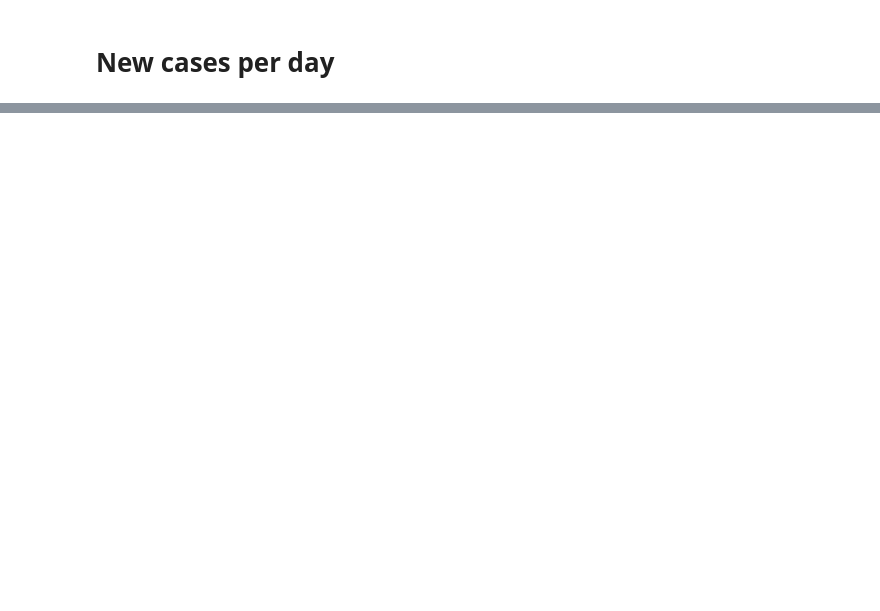
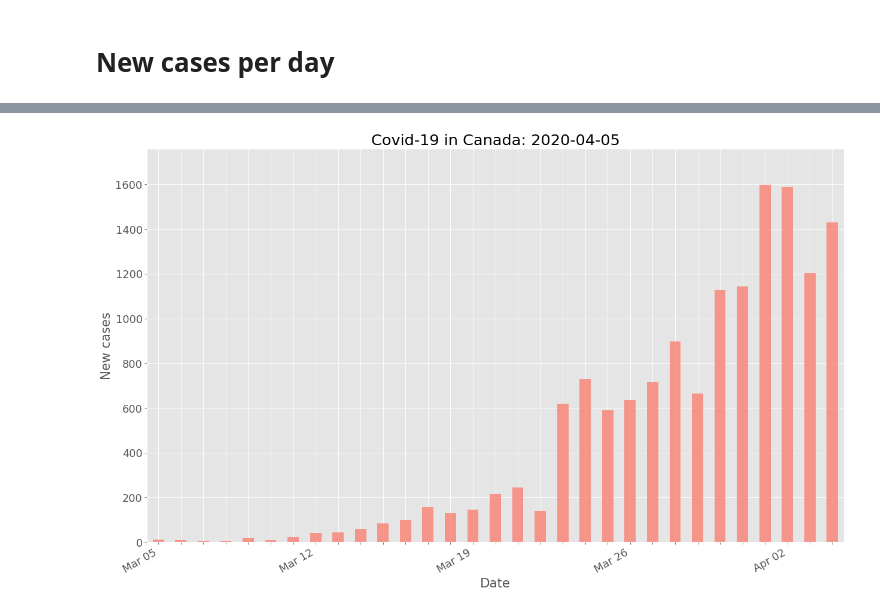
Before and after one commit to tomslee/covid-animation-canada, a Jupyter notebook: Covid-19 Canada.ipynb, the cells around one changed output, grey strips where cells are left out. Cells and saved outputs as stored; diff of their text form; code cells hidden in the pictures; blank space fills up the shorter version.

```diff
--- a/Covid-19 Canada.ipynb
+++ b/Covid-19 Canada.ipynb
@@ -28,10 +44,15 @@ df = pd.read_excel("canada.xlsx", sheet_name = "Cases", skiprows = range(0, 3),
 # %%
-df_agg = df.groupby("date_report").apply(lambda x: x.count())
-df_agg = df["date_report"].to_frame().groupby("date_report").apply(lambda x: x.count())
-df_agg["date"] = df_agg.index
-idx = pd.date_range(df_agg["date"].min(), df_agg["date"].max())
-df_agg = df_agg.reindex(idx, fill_value=0)
-df_agg["date"] = df_agg.index
-df_agg["days"] = df_agg["date"].apply(lambda date: (date - start).days)
-df_agg["cumulative"] = df_agg["date_report"].to_frame().expanding(1).sum()
-df_agg.head()
+def data_aggregate_by_date():
+    df_agg = df.groupby("date_report").apply(lambda x: x.count())
+    df_agg = df["date_report"].to_frame().groupby("date_report").apply(lambda x: x.count())
+    df_agg["date"] = df_agg.index
+    idx = pd.date_range(df_agg["date"].min(), df_agg["date"].max())
+    df_agg = df_agg.reindex(idx, fill_value=0)
+    df_agg["date"] = df_agg.index
+    df_agg["days"] = df_agg["date"].apply(lambda date: (date - df_agg["date"].min()).days)
+    df_agg["cumulative"] = df_agg["date_report"].to_frame().expanding(1).sum()
+    df_agg["cumulative_shift"] = df_agg["cumulative"].shift(1)
+    df_agg["growth_rate"] = 100 * df_agg["date_report"] / df_agg["cumulative_shift"]
+    return df_agg
+
+df_agg = data_aggregate_by_date()
@@ -120,7 +241,7 @@ df_plot.iloc[-20:].plot(y=["cumulative", "curve_fit"], style=["o ", "-"])
 # %% [markdown]
 # New cases per day
 # %%
-def plot_new_cases(data=df, start_days_after=35):
+def plot_new_cases(data, start_days_after=START_DAYS_AFTER):
     data = data.iloc[start_days_after:]
     data.plot(
         kind="bar", y="date_report", legend=None,
@@ -139,5 +260,6 @@ def plot_new_cases(data=df, start_days_after=35):
     plt.gcf().autofmt_xdate(ha="right")
     plt.tight_layout()
     plt.show()
+
 plot_new_cases(data=df_agg, start_days_after=40)
 # %% [output]
@@ -146 +266,2 @@ plot_new_cases(data=df_agg, start_days_after=40)
+[figure, added]
 # %%
```
Also changed, not shown: parts of 19 cells of this notebook, 1 other file.
